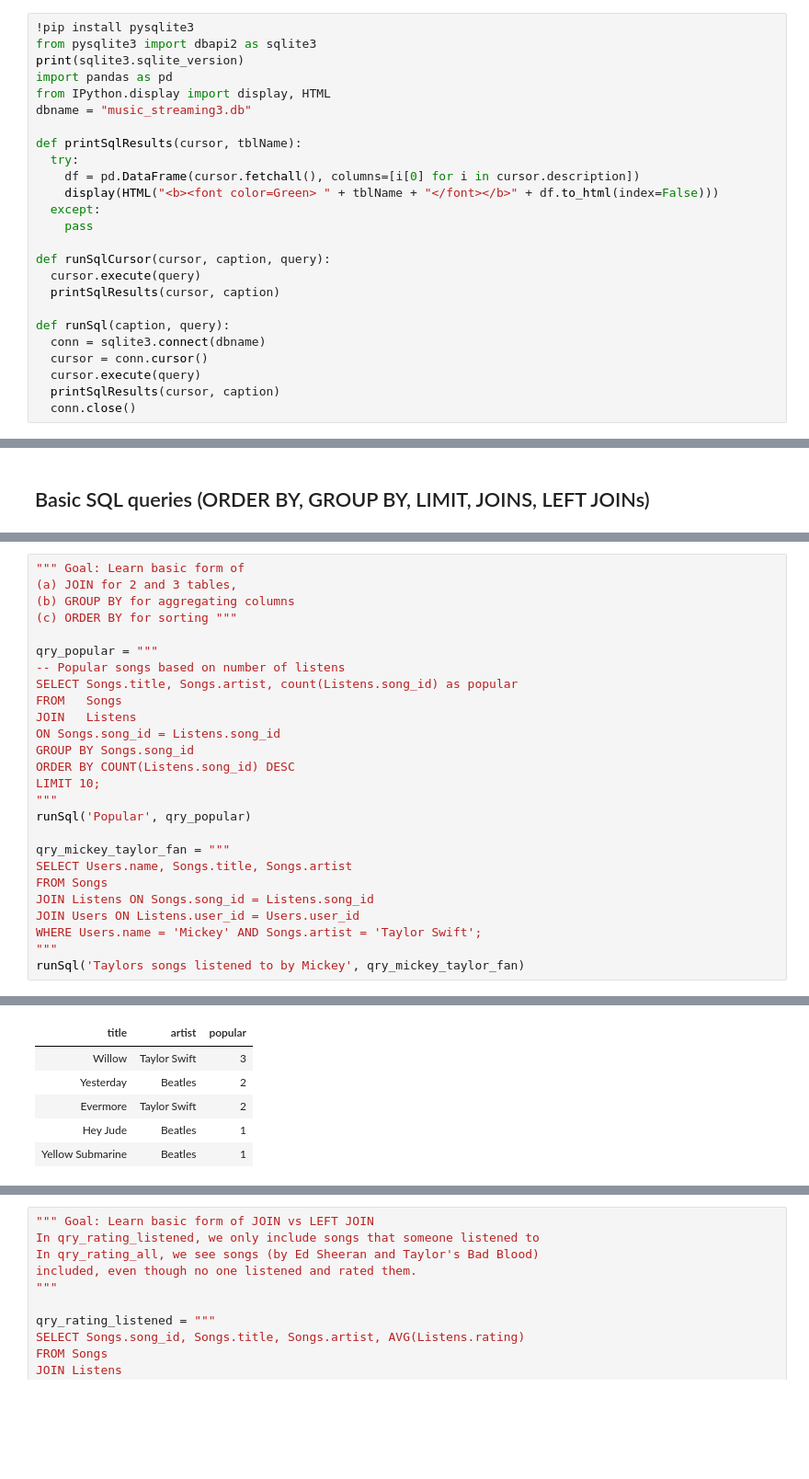
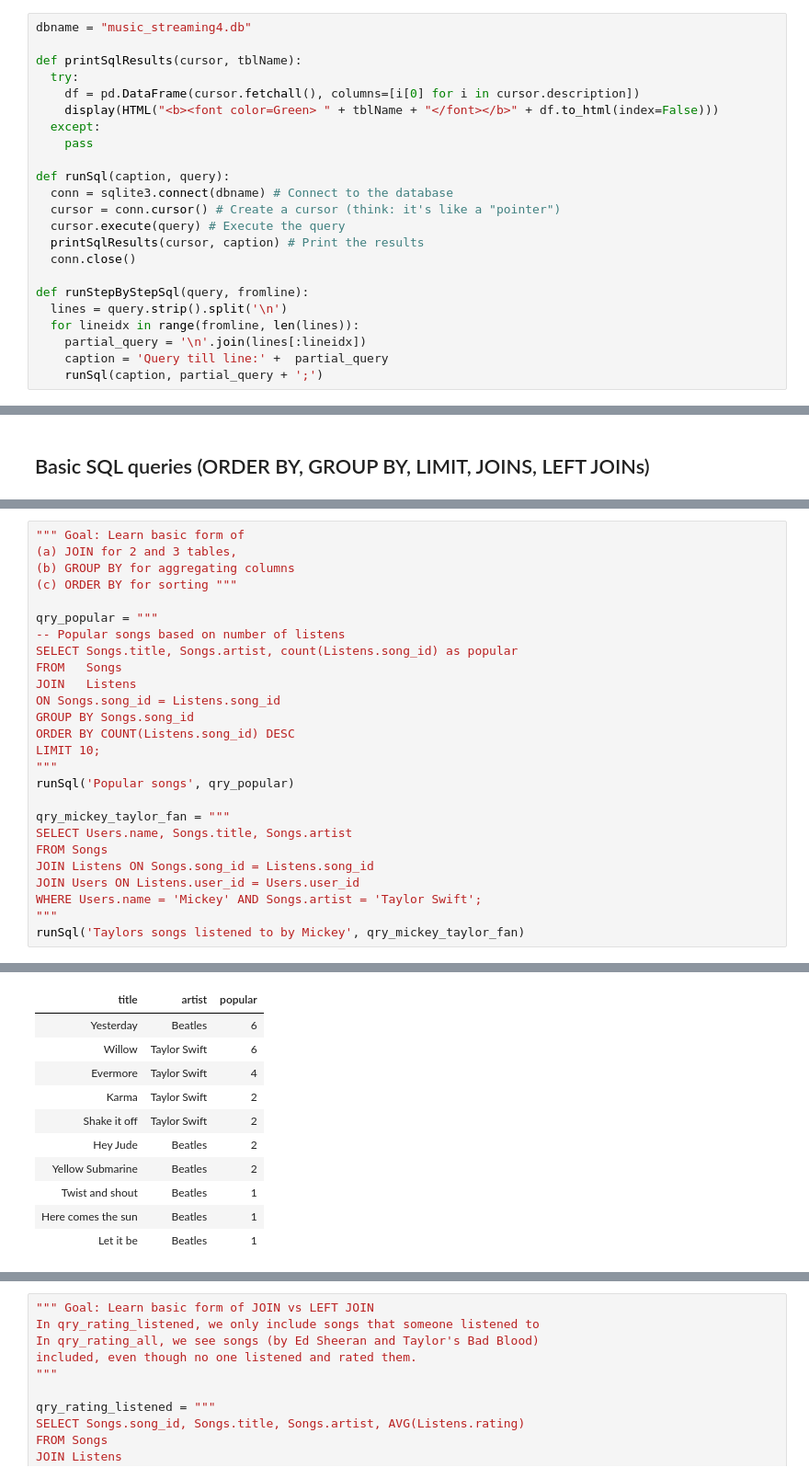
Before and after one commit to shivag/cs145, a Jupyter notebook: Spotify's_SQL_example_CS145.ipynb, the cells around one changed output, grey strips where cells are left out. Shown at 92% size. Saved outputs shown, nothing was run; the diff lists cells and outputs as text; blank space fills up the shorter version.

```diff
--- a/Spotify's_SQL_example_CS145.ipynb
+++ b/Spotify's_SQL_example_CS145.ipynb
@@ -44,10 +62,5 @@ By the end of this section, you will be able to apply SQL techniques to set up a
 # %%
-!pip install pysqlite3
-from pysqlite3 import dbapi2 as sqlite3
-print(sqlite3.sqlite_version)
-import pandas as pd
-from IPython.display import display, HTML
-dbname = "music_streaming3.db"
+dbname = "music_streaming4.db"
 
 def printSqlResults(cursor, tblName):
   try:
@@ -56,13 +69,16 @@ def printSqlResults(cursor, tblName):
   except:
     pass
 
-def runSqlCursor(cursor, caption, query):
-  cursor.execute(query)
-  printSqlResults(cursor, caption)
+def runSql(caption, query):
+  conn = sqlite3.connect(dbname) # Connect to the database
+  cursor = conn.cursor() # Create a cursor (think: it's like a "pointer")
+  cursor.execute(query) # Execute the query
+  printSqlResults(cursor, caption) # Print the results
+  conn.close()
 
-def runSql(caption, query):
-  conn = sqlite3.connect(dbname)
-  cursor = conn.cursor()
-  cursor.execute(query)
-  printSqlResults(cursor, caption)
-  conn.close()
+def runStepByStepSql(query, fromline):
+  lines = query.strip().split('\n')
+  for lineidx in range(fromline, len(lines)):
+    partial_query = '\n'.join(lines[:lineidx])
+    caption = 'Query till line:' +  partial_query
+    runSql(caption, partial_query + ';')
@@ -280,7 +305,7 @@ GROUP BY Songs.song_id
 ORDER BY COUNT(Listens.song_id) DESC
 LIMIT 10;
 """
-runSql('Popular', qry_popular)
+runSql('Popular songs', qry_popular)
 
 qry_mickey_taylor_fan = """
 SELECT Users.name, Songs.title, Songs.artist
@@ -295,9 +320,14 @@ Popular
 | title | artist | popular |
-| Willow | Taylor Swift | 3 |
-| Yesterday | Beatles | 2 |
-| Evermore | Taylor Swift | 2 |
-| Hey Jude | Beatles | 1 |
-| Yellow Submarine | Beatles | 1 |
+| Yesterday | Beatles | 6 |
+| Willow | Taylor Swift | 6 |
+| Evermore | Taylor Swift | 4 |
+| Karma | Taylor Swift | 2 |
+| Shake it off | Taylor Swift | 2 |
+| Hey Jude | Beatles | 2 |
+| Yellow Submarine | Beatles | 2 |
+| Twist and shout | Beatles | 1 |
+| Here comes the sun | Beatles | 1 |
+| Let it be | Beatles | 1 |
 Taylors songs listened to by Mickey
 | name | title | artist |
 | Mickey | Evermore | Taylor Swift |
```
Also changed, not shown: parts of 20 cells of this notebook.
